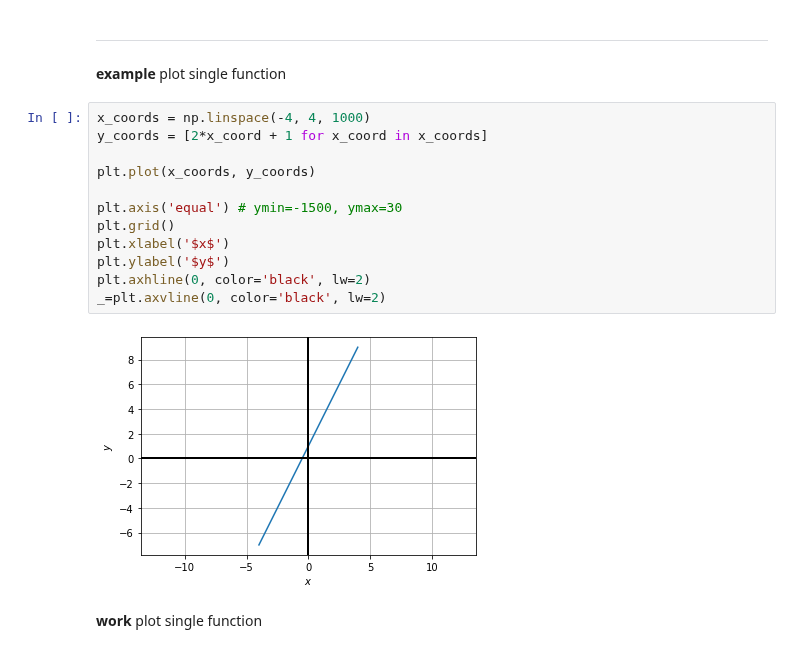
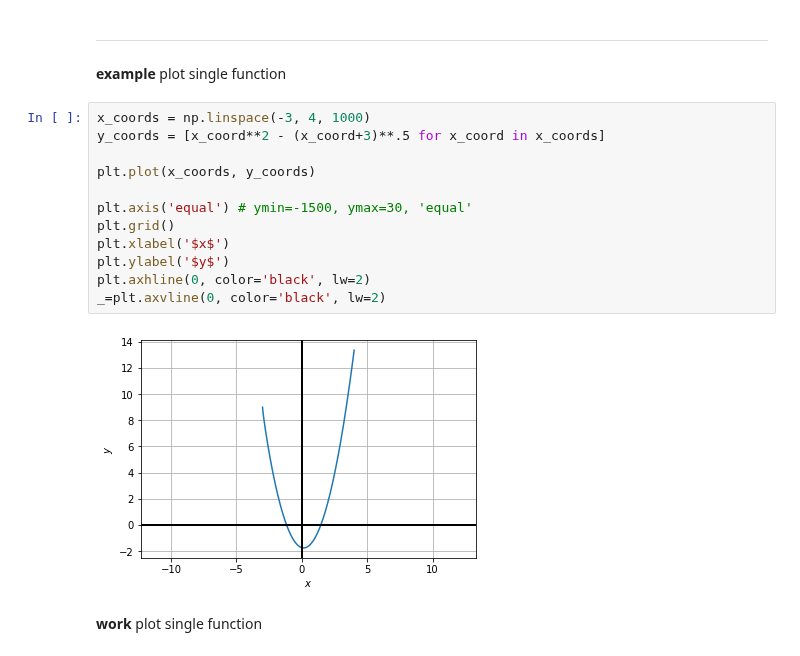
Before and after one commit to geraldwenzel/math_notebooks, a Jupyter notebook: math.ipynb, the cells around one changed output. Saved outputs shown, nothing was run; the diff lists cells and outputs as text.

```diff
--- a/math.ipynb
+++ b/math.ipynb
@@ -27,19 +27,19 @@ $\displaystyle \left[ -2, \  4\right]$
 ---
 **example** plot single function
 # %%
-x_coords = np.linspace(-4, 4, 1000)
-y_coords = [2*x_coord + 1 for x_coord in x_coords]
+x_coords = np.linspace(-3, 4, 1000)
+y_coords = [x_coord**2 - (x_coord+3)**.5 for x_coord in x_coords]
 
 plt.plot(x_coords, y_coords)
 
-plt.axis('equal') # ymin=-1500, ymax=30
+plt.axis('equal') # ymin=-1500, ymax=30, 'equal'
 plt.grid()
 plt.xlabel('$x$')
 plt.ylabel('$y$')
 plt.axhline(0, color='black', lw=2)
 _=plt.axvline(0, color='black', lw=2)
 # %% [output]
-[figure, old version]
+[figure, new version]
 # %% [markdown]
 **work** plot single function
 # %%
```
Also changed, not shown: 1 other file.
